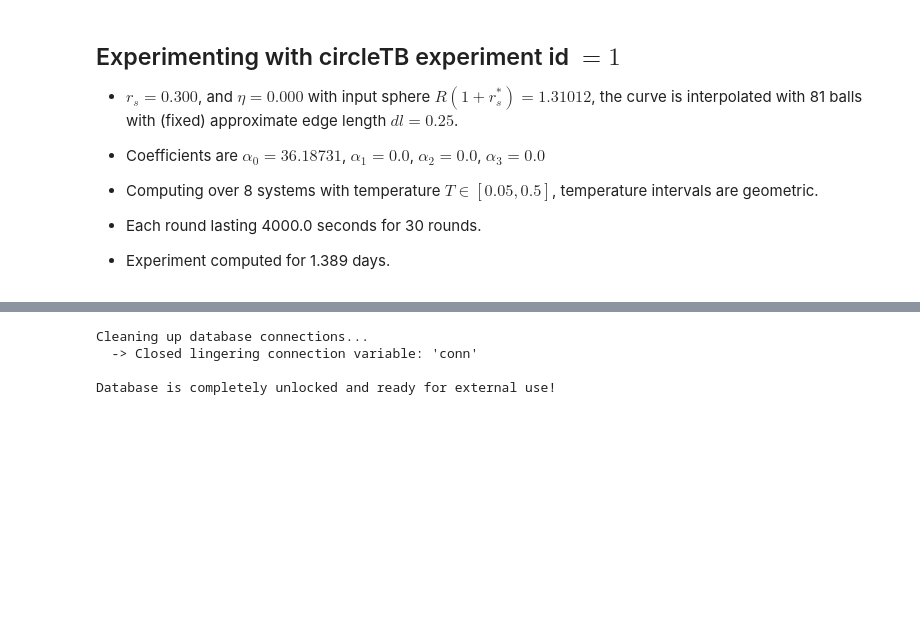
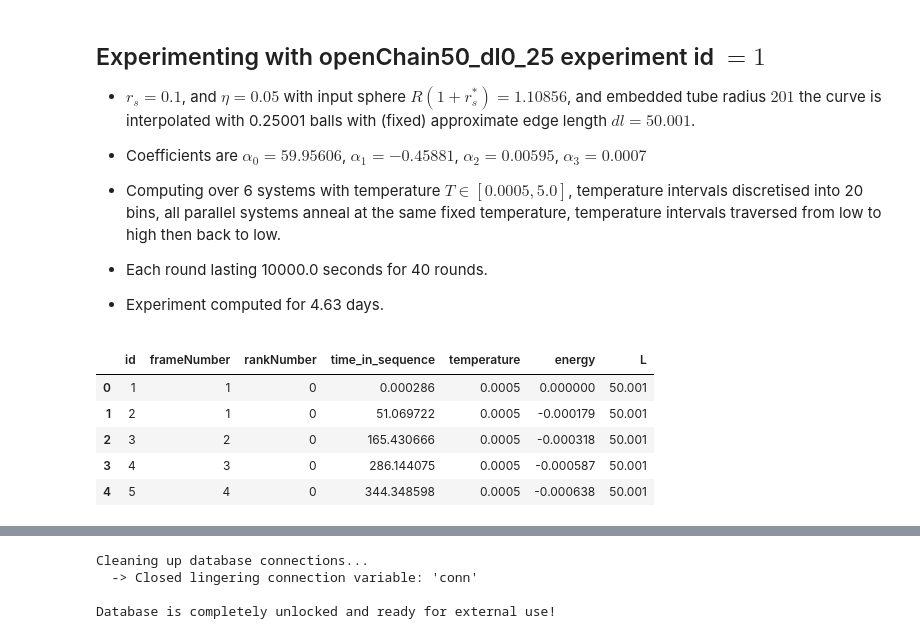
Before and after one commit to rhocoles/disSolve, a Jupyter notebook: tools/evaluate_experiment.ipynb, the cells around one changed output, grey strips where cells are left out. Cells and saved outputs as stored; diff of their text form; code cells hidden in the pictures; blank space fills up the shorter version.

```diff
--- a/tools/evaluate_experiment.ipynb
+++ b/tools/evaluate_experiment.ipynb
@@ -13,62 +14,66 @@ DB_FILE_ro = "file:"+db_name+".db?mode=ro"
 # %%
 conn = sqlite3.connect(DB_FILE_ro)
 query_metadata = """
-SELECT id, startDate, computerName, size, rs, eta, prefactors, temperature, number_of_rounds, allgather_time
+SELECT id, startDate, completionDate, computerName, size, rs, eta, prefactors, T_bot, T_top, temperature_description, number_of_rounds, allgather_time
 FROM _experiments
-ORDER BY id DESC
+ORDER BY startDate DESC
 LIMIT 1
 """
 df_exp = pd.read_sql_query(query_metadata, conn)
-exp_id = int(df_exp['id'].iloc[0])#df_exp is one row so iloc[0], for last row of query df_exp use iloc[-1]
+experimentID = int(df_exp['id'].iloc[0])#df_exp is one row so iloc[0], for last row of query df_exp use iloc[-1]
 size = df_exp['size'].iloc[0]
 overlapRatio = df_exp['rs'].iloc[0]
 eta = df_exp['eta'].iloc[0]
 prefactors = list(map(float,df_exp['prefactors'].iloc[0][1:-1:].split(',')))
-T_bot, T_top, description = df_exp['temperature'].iloc[0][1:-1:].split(',')
-T_bot = float(T_bot)
-T_top = float(T_top)
-description = description.strip()
+T_bot = df_exp['T_bot'].iloc[0]
+T_top = df_exp['T_top'].iloc[0]
+temperature_description = df_exp['temperature_description'].iloc[0]
 number_of_rounds = df_exp['number_of_rounds'].iloc[0]
 seconds_between_rounds = df_exp['allgather_time'].iloc[0]
+startDate = df_exp['startDate'].iloc[0]
+completionDate = df_exp['completionDate'].iloc[0]
+if temperature_description =='linear':
+    temperature_description_string = ' wrong notebook!'
+elif temperature_description =='geometric':
+    temp_of_bin = lambda i : round(T_bot*pow((T_top/T_bot), i/(size-1)), 6)
+    temperature_description_string = ' temperature intervals are discretised geometrically into '+str(size)+' bins'
+else:
+    temperature_description_string = ' temperature intervals discretised into '+str(number_of_rounds//2)+' bins, all parallel systems anneal at the same fixed temperature, temperature intervals traversed from low to high then back to low'
+
+#initial Config data ---> taken from first frame of rank 0
+cur = conn.cursor()
+cur.execute("""SELECT * FROM _experiments_all_curves WHERE experimentID = ? AND frameNumber = 1 AND rankNumber = 0 """, (experimentID,))
+row = cur.fetchone()
+edgeLength = row[8]
+curveLength =  row[7]
+sphereCount = row[9]
+reachConstraint = row[10]
+cur.execute("""SELECT inputSphereRadius FROM _measures WHERE curveID = ?""", (row[0], ))
+inputSphereRadius = cur.fetchone()[0]
+
 conn.close()
 
-#to be read in from experiment_stats table
-[0.05, 0.10625, 0.1625, 0.21875, 0.275, 0.33125, 0.3875, 0.44375]
-#check whether intiated with linear or geometric temperature intervals
-if description=='linear':
-    temp_of_bin = lambda i : round(T_bot + ((T_top - T_bot)/size)*i, 6)
-elif description=='geometric':
-    temp_of_bin = lambda i : round(T_bot*pow((T_top/T_bot), i/(size-1)), 6)
-else:
-    print("I am not sure how the temperature intervals have been chosen")
+MARKDOWN='''## Experimenting with '''+name+''' experiment id $='''+str(experimentID)+'''$
 
-#initial Config data ---> ideally taken from a curve id
-edgeLength = 0.25
-inputSphereRadius = 1.31012
-sphereCount = 81
-#1.00778 0.30233 1.31012
-
-MARKDOWN='''## Experimenting with '''+db_name+''' experiment id $='''+str(exp_id)+'''$
-
-- $r_{s} = '''+str(overlapRatio)+'''$, and  $\\eta ='''+str(eta)+'''$ with input sphere $R(1 + r_{s}^{*}) = '''+str(inputSphereRadius)+'''$, the curve is interpolated with '''+str(sphereCount)+''' balls with (fixed) approximate edge length $dl='''+str(edgeLength)+'''$.
+- $r_{s} = '''+str(overlapRatio)+'''$, and  $\\eta ='''+str(eta)+'''$ with input sphere $R(1 + r_{s}^{*}) = '''+str(inputSphereRadius)+'''$, and embedded tube radius $'''+str(reachConstraint)+'''$ the curve is interpolated with '''+str(sphereCount)+''' balls with (fixed) approximate edge length $dl='''+str(edgeLength)+'''$.
 
 - Coefficients are $\\alpha_{0} = '''+str(prefactors[0])+'''$, $\\alpha_{1} = '''+str(prefactors[1])+'''$, $\\alpha_{2} = '''+str(prefactors[2])+'''$, $\\alpha_{3} = '''+str(prefactors[3])+'''$
 
-- Computing over '''+str(size)+''' systems  with temperature $T\in['''+str(T_bot)+''','''+str(T_top)+''']$, temperature intervals are '''+description+'''.
+- Computing over '''+str(size)+''' systems  with temperature $T\in['''+str(T_bot)+''','''+str(T_top)+''']$, '''+temperature_description_string+'''.
 
 - Each round lasting '''+str(seconds_between_rounds)+''' seconds for '''+str(number_of_rounds)+''' rounds.
 
 - Experiment computed for '''+str(round((number_of_rounds*seconds_between_rounds)/(60*60*24), 3))+''' days.'''
 md(MARKDOWN, raw=True)
 # %% [output]
-## Experimenting with circleTB experiment id $=1$
+## Experimenting with openChain50_dl0_25 experiment id $=1$
 
-- $r_{s} = 0.300$, and  $\eta =0.000$ with input sphere $R(1 + r_{s}^{*}) = 1.31012$, the curve is interpolated with 81 balls with (fixed) approximate edge length $dl=0.25$.
+- $r_{s} = 0.1$, and  $\eta =0.05$ with input sphere $R(1 + r_{s}^{*}) = 1.10856$, and embedded tube radius $201$ the curve is interpolated with 0.25001 balls with (fixed) approximate edge length $dl=50.001$.
 
-- Coefficients are $\alpha_{0} = 36.18731$, $\alpha_{1} = 0.0$, $\alpha_{2} = 0.0$, $\alpha_{3} = 0.0$
+- Coefficients are $\alpha_{0} = 59.95606$, $\alpha_{1} = -0.45881$, $\alpha_{2} = 0.00595$, $\alpha_{3} = 0.0007$
 
-- Computing over 8 systems  with temperature $T\in[0.05,0.5]$, temperature intervals are geometric.
+- Computing over 6 systems  with temperature $T\in[0.0005,5.0]$,  temperature intervals discretised into 20 bins, all parallel systems anneal at the same fixed temperature, temperature intervals traversed from low to high then back to low.
 
-- Each round lasting 4000.0 seconds for 30 rounds.
+- Each round lasting 10000.0 seconds for 40 rounds.
 
-- Experiment computed for 1.389 days.
+- Experiment computed for 4.63 days.
@@ -98,3 +97,12 @@ with sqlite3.connect(DB_FILE_ro) as conn: #closing automatically handled with "w
     WHERE curveID IN ({curve_ids_str})
     """
     df_measures = pd.read_sql_query(query_measures, conn)
+# %%
+df_curves.head()
+# %% [output]
+|  | id | frameNumber | rankNumber | time_in_sequence | temperature | energy | L |
+| 0 | 1 | 1 | 0 | 0.000286 | 0.0005 | 0.000000 | 50.001 |
+| 1 | 2 | 1 | 0 | 51.069722 | 0.0005 | -0.000179 | 50.001 |
+| 2 | 3 | 2 | 0 | 165.430666 | 0.0005 | -0.000318 | 50.001 |
+| 3 | 4 | 3 | 0 | 286.144075 | 0.0005 | -0.000587 | 50.001 |
+| 4 | 5 | 4 | 0 | 344.348598 | 0.0005 | -0.000638 | 50.001 |
```
Also changed, not shown: parts of 10 cells of this notebook, 9 other files.
